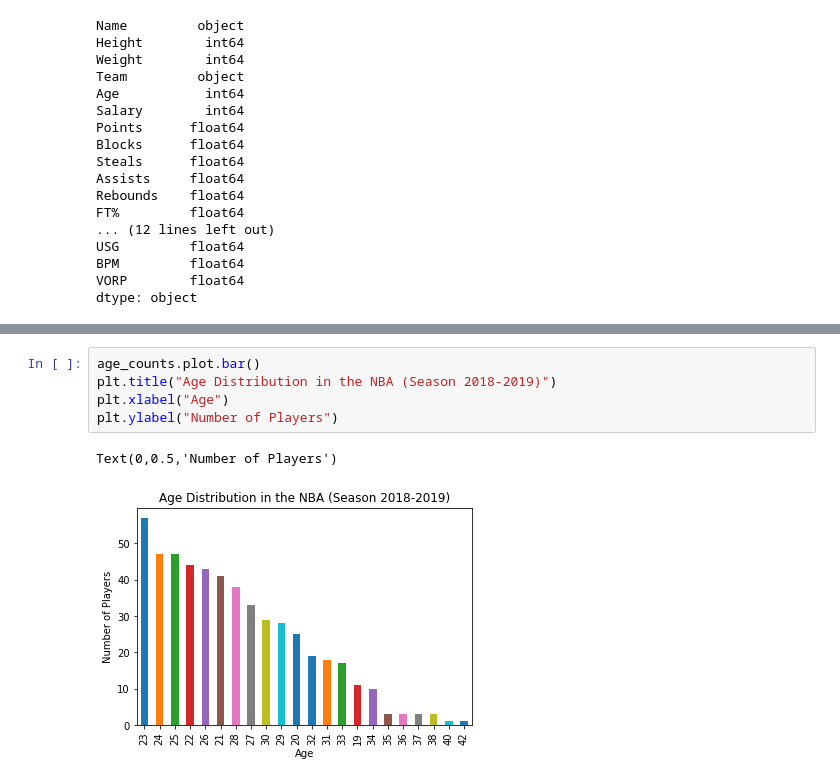
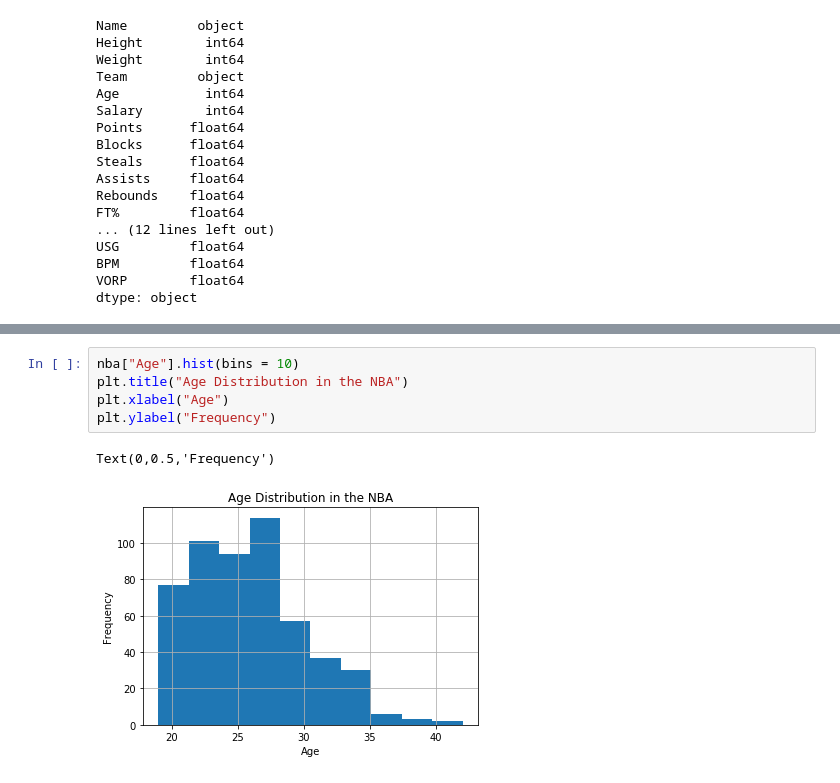
Before and after one commit to tavarezjoel33/MAT328Project, a Jupyter notebook: PROJECT - NBA Season Stats 2018-2019.ipynb, the cells around one changed output, grey strips where cells are left out. Cells and saved outputs as stored; diff of their text form.

```diff
--- a/PROJECT - NBA Season Stats 2018-2019.ipynb
+++ b/PROJECT - NBA Season Stats 2018-2019.ipynb
@@ -147,8 +115,8 @@ Name: Age, dtype: int64
-# %%
-age_counts.plot.bar()
-plt.title("Age Distribution in the NBA (Season 2018-2019)")
-plt.xlabel("Age")
-plt.ylabel("Number of Players")
-# %% [output]
-Text(0,0.5,'Number of Players')
-[figure, removed]
+# %%
+nba["Age"].hist(bins = 10)
+plt.title("Age Distribution in the NBA")
+plt.xlabel("Age")
+plt.ylabel("Frequency")
+# %% [output]
+Text(0,0.5,'Frequency')
+[figure, added]
```
Also changed, not shown: parts of 87 cells of this notebook.
